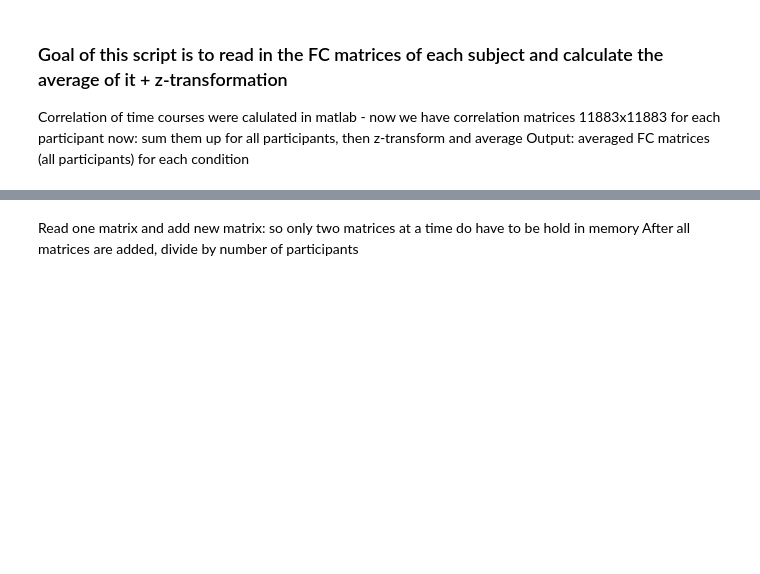
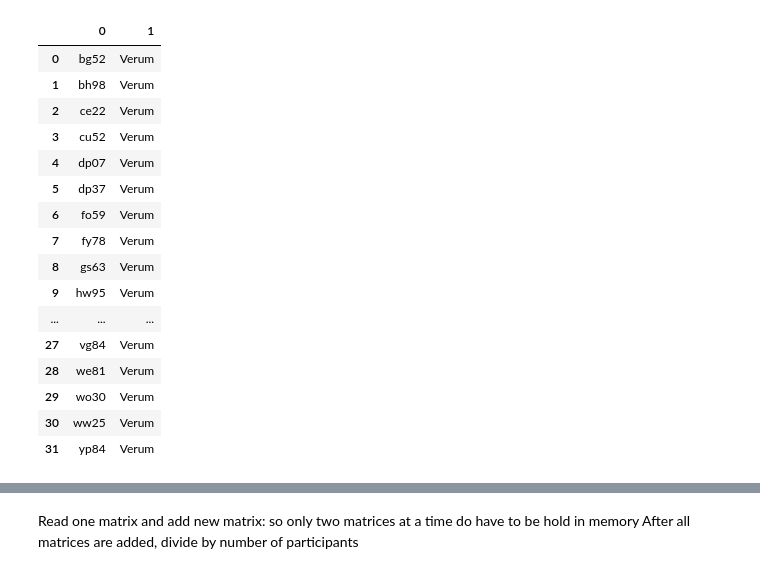
Before and after one commit to Jennt11/Masterthesis, a Jupyter notebook: 2019-12-z-mean-FC_matrix.ipynb, the cells around one changed output, grey strips where cells are left out. Cells and saved outputs as stored; diff of their text form; code cells hidden in the pictures; blank space fills up the shorter version.

```diff
--- a/2019-12-z-mean-FC_matrix.ipynb
+++ b/2019-12-z-mean-FC_matrix.ipynb
@@ -8,8 +14,3 @@ import h5py
-# %% [markdown]
-### Goal of this script is to read in the FC matrices of each subject and calculate the average of it + z-transformation
-Correlation of time courses were calulated in matlab - now we have correlation matrices 11883x11883  for each participant
-now: sum them up for all participants, then z-transform and average
-Output: averaged FC matrices (all participants) for each condition
 # %%
 path_ket = 'C:/Users/canlab/Desktop/Masterthesis_python/ket/'
 path_placebo = 'C:/Users/canlab/Desktop/Masterthesis_python/placebo/'
@@ -17,3 +18,23 @@ path_placebo = 'C:/Users/canlab/Desktop/Masterthesis_python/placebo/'
 # reading in the subject lists of placebo and ketamine
 subj_ket = pd.read_csv('C:/Users/canlab/Desktop/Masterthesis_python/ket/ketamine_subjects.csv', engine='c', header = None)
 subj_placebo = pd.read_csv('C:/Users/canlab/Desktop/Masterthesis_python/placebo/placebo_subjects.csv', engine='c', header = None)
+# %%
+subj_ket
+# %% [output]
+|  | 0 | 1 |
+| 0 | bg52 | Verum |
+| 1 | bh98 | Verum |
+| 2 | ce22 | Verum |
+| 3 | cu52 | Verum |
+| 4 | dp07 | Verum |
+| 5 | dp37 | Verum |
+| 6 | fo59 | Verum |
+| 7 | fy78 | Verum |
+| 8 | gs63 | Verum |
+| 9 | hw95 | Verum |
+| ... | ... | ... |
+| 27 | vg84 | Verum |
+| 28 | we81 | Verum |
+| 29 | wo30 | Verum |
+| 30 | ww25 | Verum |
+| 31 | yp84 | Verum |
```
Also changed, not shown: parts of 53 cells of this notebook, 2 other files.
